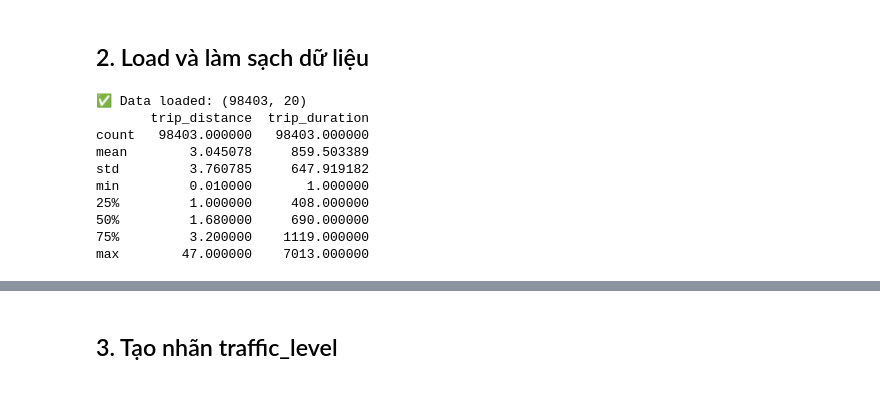
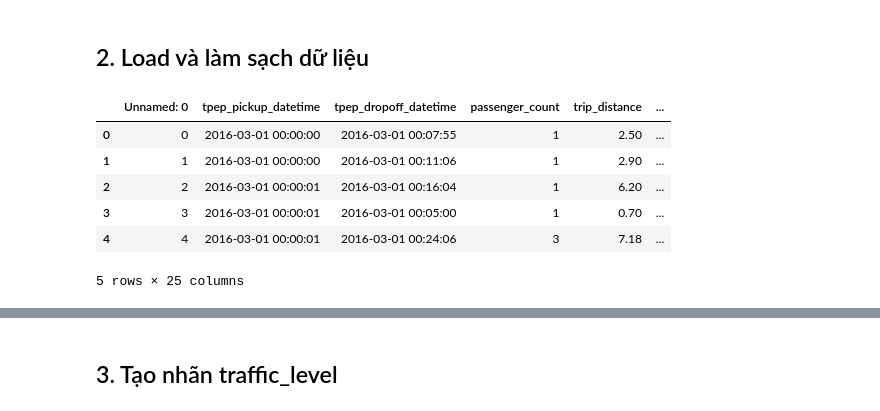
Before and after one commit to MinhNguyen-leo/Data_Mining_projects, a Jupyter notebook: data_mining/src/traffic_level.ipynb, the cells around one changed output, grey strips where cells are left out. Saved outputs shown, nothing was run; the diff lists cells and outputs as text; code cells hidden in the pictures.

```diff
--- a/data_mining/src/traffic_level.ipynb
+++ b/data_mining/src/traffic_level.ipynb
@@ -38,32 +41,14 @@ print('✅ Libraries imported successfully')
 ## 2. Load và làm sạch dữ liệu
 # %%
 # Load raw taxi data
-df = pd.read_csv('../data/raw/yellow_tripdata_2016-03.csv', nrows=100000)
+df = pd.read_csv('../data/processed/yellow_tripdata_2016-03_processed.csv')
 
-# Convert datetime
-df['tpep_pickup_datetime'] = pd.to_datetime(df['tpep_pickup_datetime'])
-df['tpep_dropoff_datetime'] = pd.to_datetime(df['tpep_dropoff_datetime'])
-
-# Create trip_duration only for label generation
-df['trip_duration'] = (df['tpep_dropoff_datetime'] - df['tpep_pickup_datetime']).dt.total_seconds()
-
-# Basic cleaning
-df = df[(df['pickup_longitude'] != 0) & (df['pickup_latitude'] != 0)]
-df = df[(df['dropoff_longitude'] != 0) & (df['dropoff_latitude'] != 0)]
-df = df[(df['trip_distance'] > 0) & (df['trip_distance'] < 100)]
-df = df[(df['trip_duration'] > 0) & (df['trip_duration'] < 7200)]
-df = df.dropna().copy()
-
-print(f'✅ Data loaded: {df.shape}')
-print(df[['trip_distance', 'trip_duration']].describe())
+df.head()
 # %% [output]
+|  | Unnamed: 0 | tpep_pickup_datetime | tpep_dropoff_datetime | passenger_count | trip_distance | ... |
+| 0 | 0 | 2016-03-01 00:00:00 | 2016-03-01 00:07:55 | 1 | 2.50 | ... |
+| 1 | 1 | 2016-03-01 00:00:00 | 2016-03-01 00:11:06 | 1 | 2.90 | ... |
+| 2 | 2 | 2016-03-01 00:00:01 | 2016-03-01 00:16:04 | 1 | 6.20 | ... |
+| 3 | 3 | 2016-03-01 00:00:01 | 2016-03-01 00:05:00 | 1 | 0.70 | ... |
+| 4 | 4 | 2016-03-01 00:00:01 | 2016-03-01 00:24:06 | 3 | 7.18 | ... |
-✅ Data loaded: (98403, 20)
-       trip_distance  trip_duration
-count   98403.000000   98403.000000
-mean        3.045078     859.503389
-std         3.760785     647.919182
-min         0.010000       1.000000
-25%         1.000000     408.000000
-50%         1.680000     690.000000
-75%         3.200000    1119.000000
-max        47.000000    7013.000000
+5 rows × 25 columns
```
Also changed, not shown: parts of 24 cells of this notebook, 4 other files.
